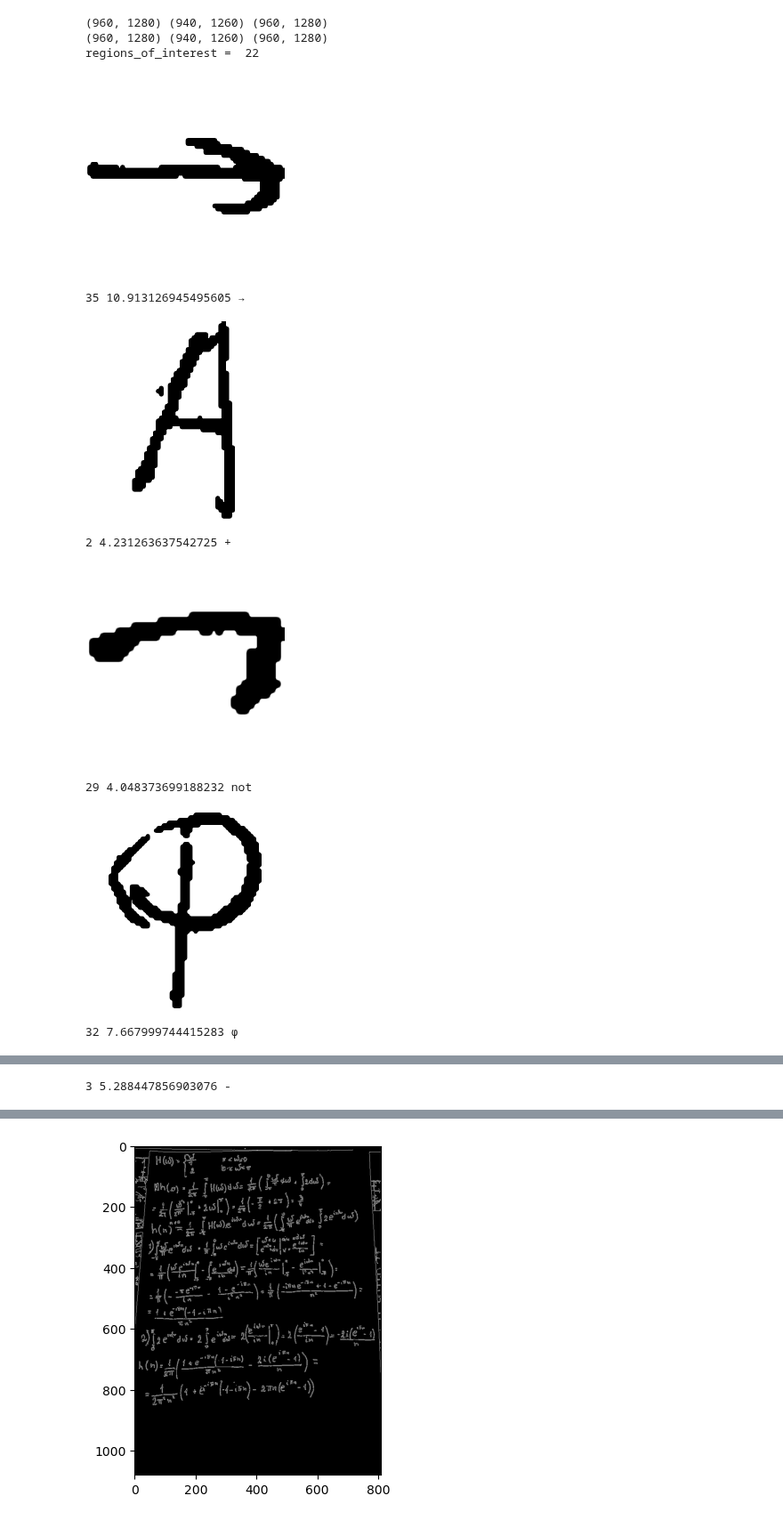
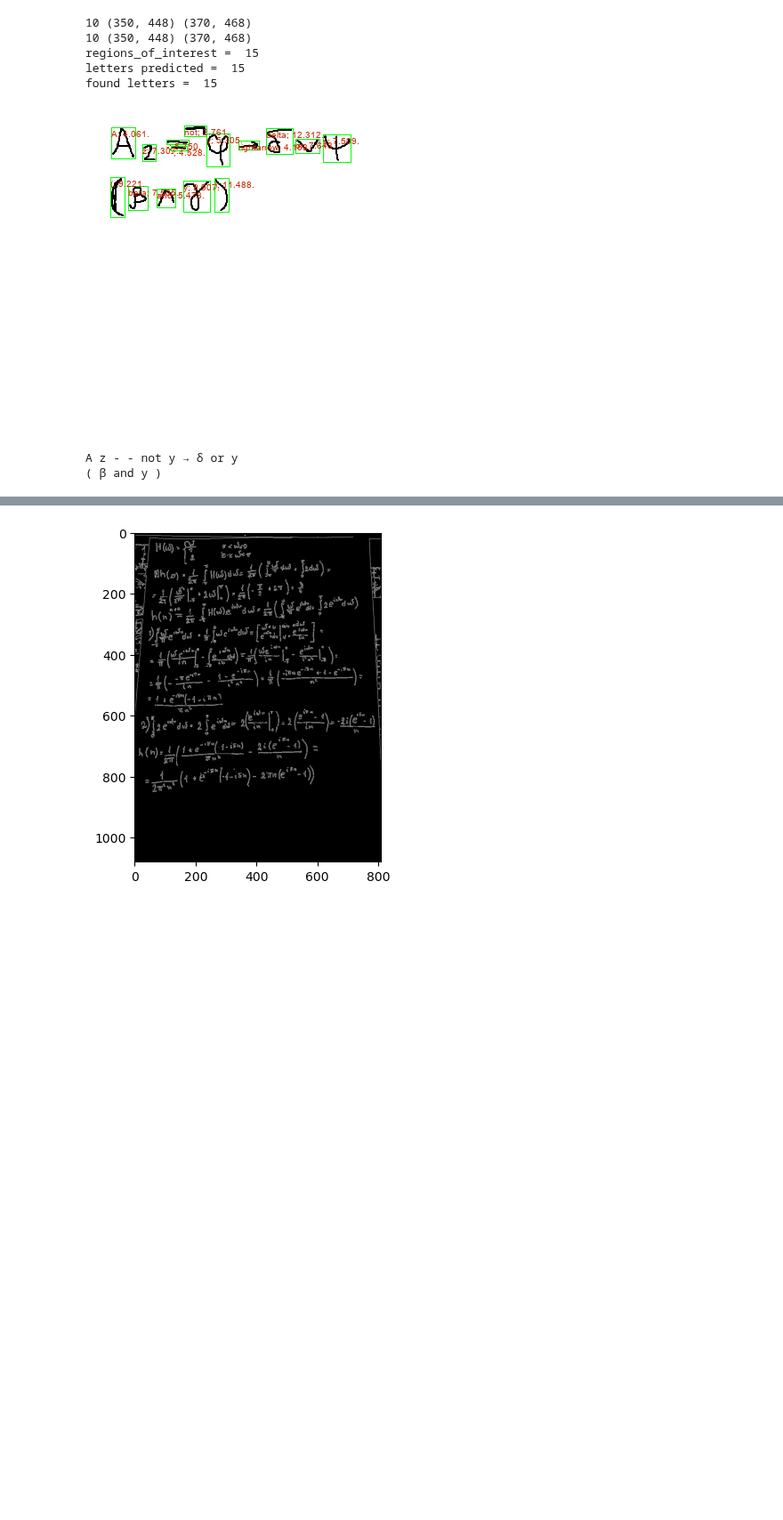
Before and after one commit to sawwere/Math_recognition, a Jupyter notebook: CharacterRecognition.ipynb, the cells around one changed output, grey strips where cells are left out. Shown at 89% size. Drawn from its saved outputs; the diff is of its cells as text; code cells hidden in the pictures; blank space fills up the shorter version.

```diff
--- a/CharacterRecognition.ipynb
+++ b/CharacterRecognition.ipynb
@@ -183,7 +183,7 @@ class ContoursDetector():
             ])
             x_image = convert_tensor(img)
             x_image = add_contrast(x_image, 5)
-            display(x_image)
+            #display(x_image)
             to_tensor = transforms.ToTensor()
 
             x_image = to_tensor(x_image)
@@ -201,7 +201,7 @@ class ContoursDetector():
                 ll.append(letter)
                 labels[letter.value] = ll
                 regions_of_interest.append(letter)
-                print(letter.value, prob, printer.char(letter.value))
+                #print(letter.value, prob, printer.char(letter.value))
         return (regions_of_interest, labels)
 
 
@@ -227,30 +227,27 @@ class ContoursDetector():
         printer.print(letters)
         return (_, letters)
 # %%
-path = 'T:\my_programs\Math_recognition\TEST\\real5.jpg'
+path = 'T:\my_programs\Math_recognition\TEST\\5.jpg'
 kwargs = dict(
         INPUT_SIZE=(224, 224),
-        VISUALIZE=True,
+        VISUALIZE=False,
         MIN_CONF=0.05,
         DEBUG=True
     )
 image = cv2.imread(path)
 model = mnt.MathNet()
 model.load_state_dict(torch.load(MODEL_PATH))
 device = torch.device('cuda:0' if torch.cuda.is_available() else 'cpu')
 model = model.to(device)
 model.eval()
 sw = ContoursDetector(model, kwargs)
 res = sw(image)
 # %% [output]
-(960, 1280) (940, 1260) (960, 1280)
-(960, 1280) (940, 1260) (960, 1280)
-regions_of_interest =  22
+10 (350, 448) (370, 468)
+10 (350, 448) (370, 468)
+regions_of_interest =  15
+letters predicted =  15
+found letters =  15
-[figure, old version]
+[figure, new version]
-35 10.913126945495605 →
+A z - - not y → δ or y
+( β and y )
-[figure, removed]
-2 4.231263637542725 +
-[figure, removed]
-29 4.048373699188232 not
-[figure, removed]
-32 7.667999744415283 φ
@@ -258 +253,0 @@ regions_of_interest =  22
-3 5.288447856903076 -
```
Also changed, not shown: parts of 12 cells of this notebook, 4 other files.
